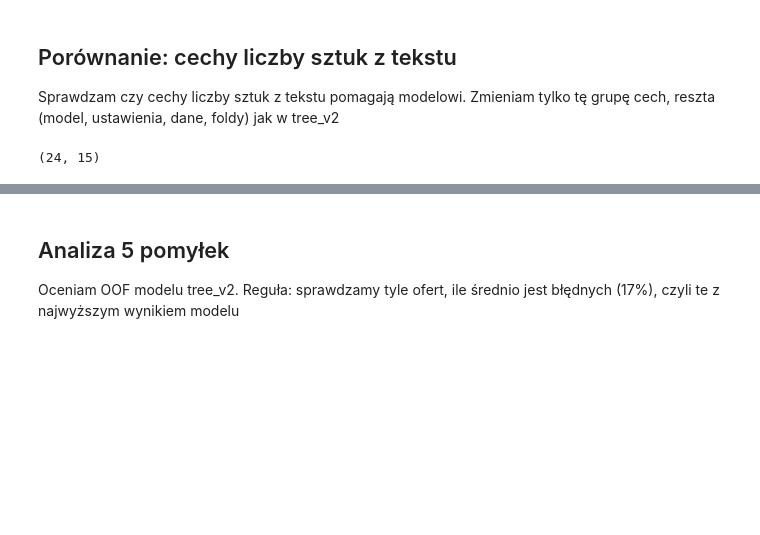
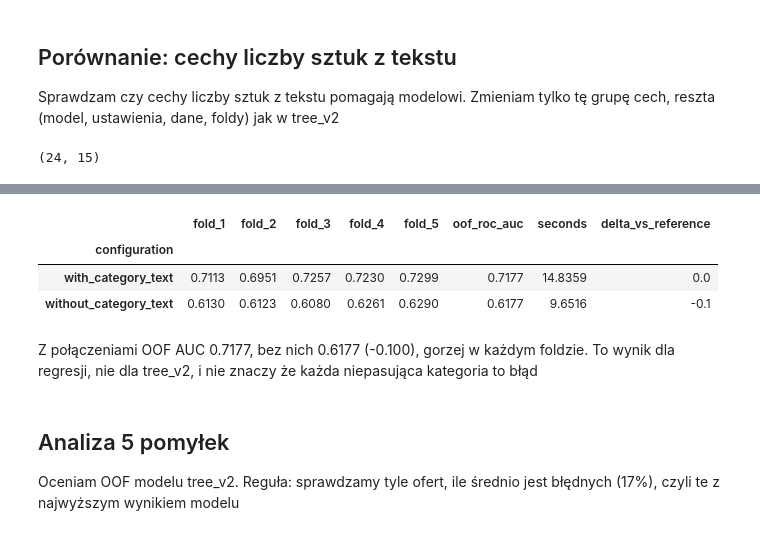
Before and after one commit to KrystianRodziewicz/catalogue-errors, a Jupyter notebook: notebooks/eda.ipynb, the cells around one changed output, grey strips where cells are left out. Drawn from its saved outputs; the diff is of its cells as text; code cells hidden in the pictures; blank space fills up the shorter version.

```diff
--- a/notebooks/eda.ipynb
+++ b/notebooks/eda.ipynb
@@ -340,3 +343,13 @@ Z cechami liczby sztuk OOF AUC 0.9150, bez nich 0.8863 (+0.029). Lepiej w każdy
+# %%
+category_comparison = pd.read_csv("../category_comparison.csv", index_col="configuration")
+category_comparison.round(4)
+# %% [output]
+|  | fold_1 | fold_2 | fold_3 | fold_4 | fold_5 | oof_roc_auc | seconds | delta_vs_reference |
+| configuration |  |  |  |  |  |  |  |  |
+| with_category_text | 0.7113 | 0.6951 | 0.7257 | 0.7230 | 0.7299 | 0.7177 | 14.8359 | 0.0 |
+| without_category_text | 0.6130 | 0.6123 | 0.6080 | 0.6261 | 0.6290 | 0.6177 | 9.6516 | -0.1 |
+# %% [markdown]
+Z połączeniami OOF AUC 0.7177, bez nich 0.6177 (-0.100), gorzej w każdym foldzie. To wynik dla regresji, nie dla tree_v2, i nie znaczy że każda niepasująca kategoria to błąd
 # %% [markdown]
 ## Analiza 5 pomyłek
 
```
Also changed, not shown: parts of 30 cells of this notebook, 1 other file.
